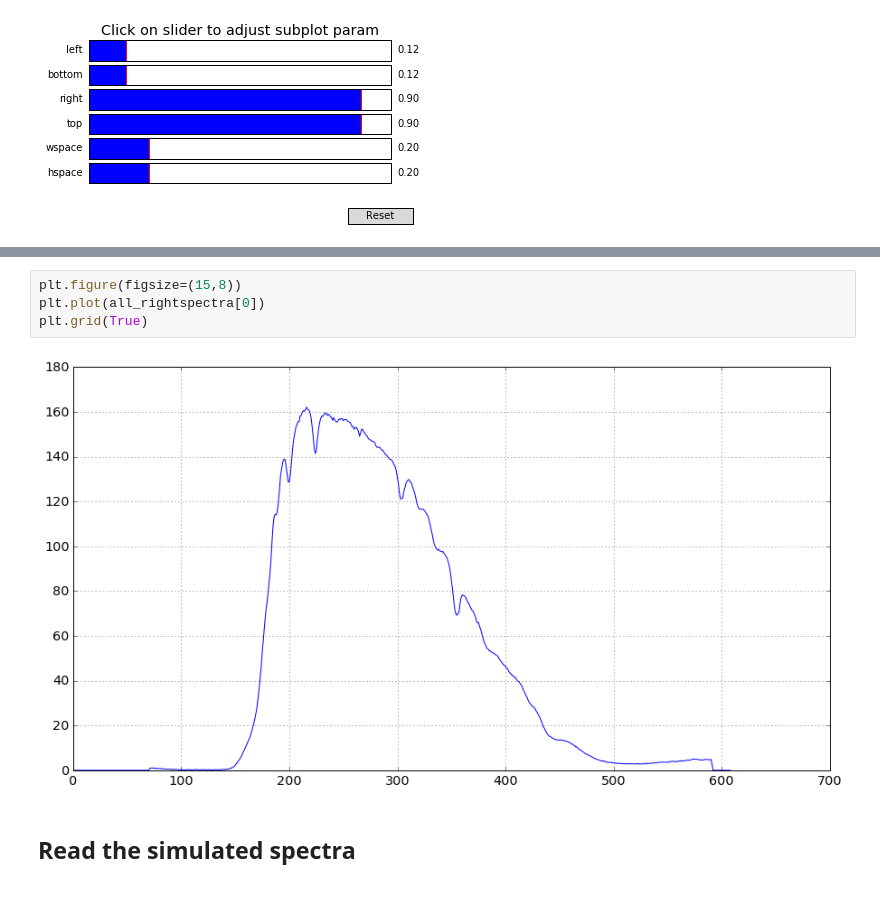
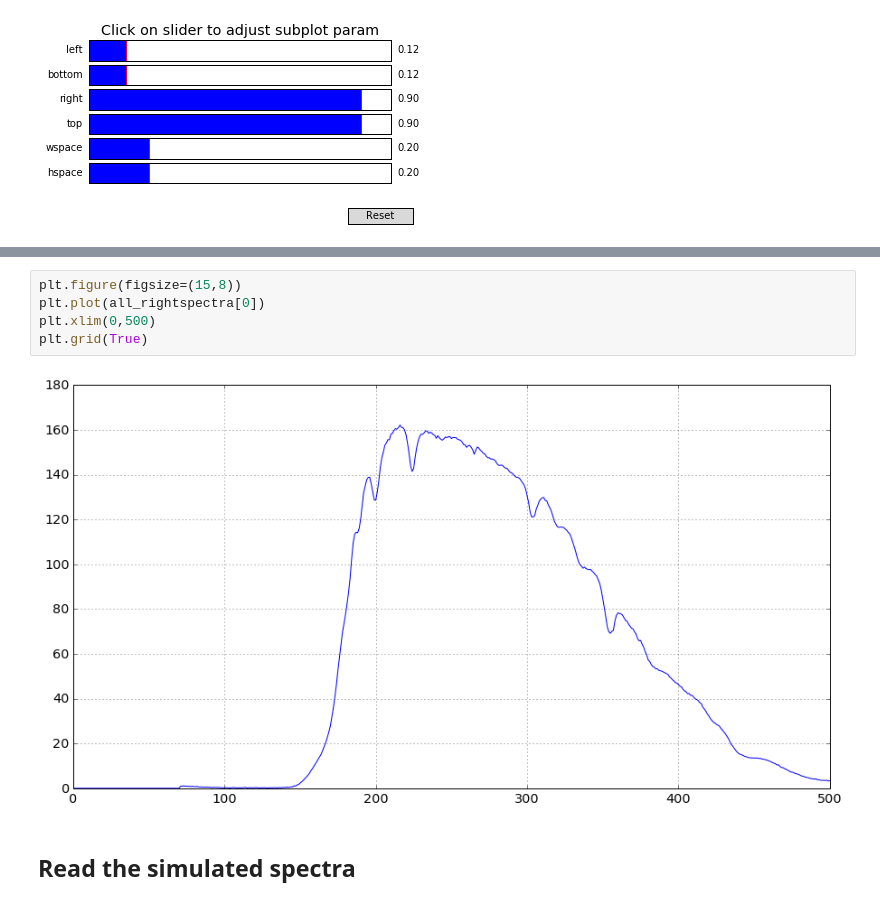
Before and after one commit to sylvielsstfr/CTIOAna2016, a Jupyter notebook: ana_2016_11/Fit_Spectrum_HD14943.ipynb, the cells around one changed output, grey strips where cells are left out. Saved outputs shown, nothing was run; the diff lists cells and outputs as text.

```diff
--- a/ana_2016_11/Fit_Spectrum_HD14943.ipynb
+++ b/ana_2016_11/Fit_Spectrum_HD14943.ipynb
@@ -291,9 +292,10 @@ ShowSpectra(all_leftspectra,all_titles,object_name)
 # %%
 plt.figure(figsize=(15,8))
 plt.plot(all_rightspectra[0])
+plt.xlim(0,500)
 plt.grid(True)
 # %% [output]
-[figure, old version]
+[figure, new version]
 # %% [markdown]
 ## Read the simulated spectra
 # %%
```
Also changed, not shown: parts of 25 cells of this notebook.
